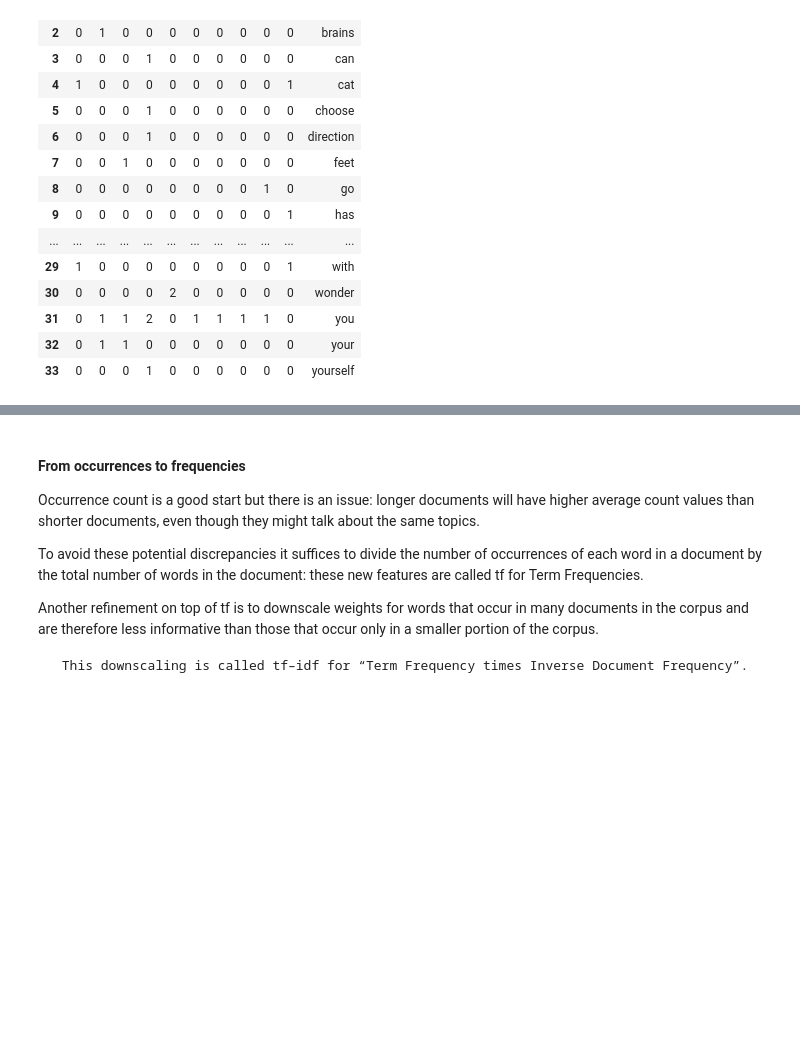
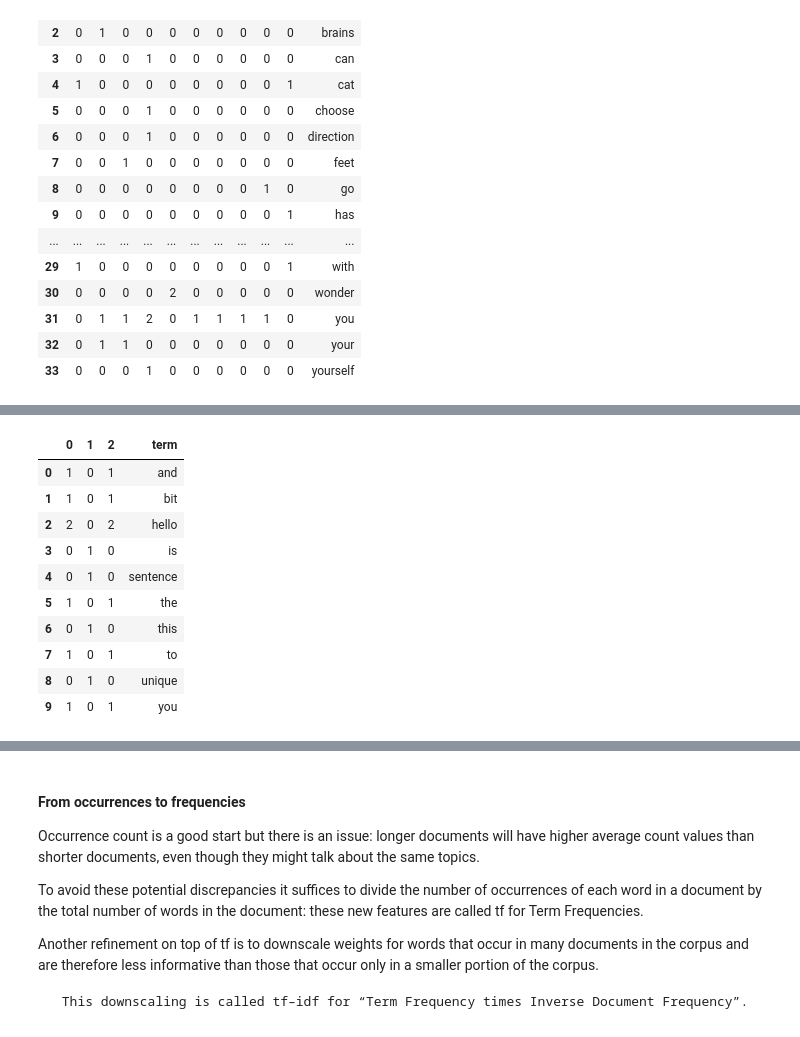
Before and after one commit to nlpforhealthcare18/nlpforhealthcare18.github.io, a Jupyter notebook: NLP_basics.ipynb, the cells around one changed output, grey strips where cells are left out. Cells and saved outputs as stored; diff of their text form; code cells hidden in the pictures; blank space fills up the shorter version.

```diff
--- a/NLP_basics.ipynb
+++ b/NLP_basics.ipynb
@@ -935,3 +1347,21 @@ vectdf
+# %%
+vectdf2 =pd.DataFrame(X_transformed.A.T)
+vectdf2['term']=count_vect.get_feature_names()
+
+#rows are words. each column represents a document. This is the DTM *document term matrix*
+vectdf2
+# %% [output]
+|  | 0 | 1 | 2 | term |
+| 0 | 1 | 0 | 1 | and |
+| 1 | 1 | 0 | 1 | bit |
+| 2 | 2 | 0 | 2 | hello |
+| 3 | 0 | 1 | 0 | is |
+| 4 | 0 | 1 | 0 | sentence |
+| 5 | 1 | 0 | 1 | the |
+| 6 | 0 | 1 | 0 | this |
+| 7 | 1 | 0 | 1 | to |
+| 8 | 0 | 1 | 0 | unique |
+| 9 | 1 | 0 | 1 | you |
 # %%
 #Show the words and the its numerical index
 count_vect.vocabulary_
```
Also changed, not shown: parts of 30 cells of this notebook.
